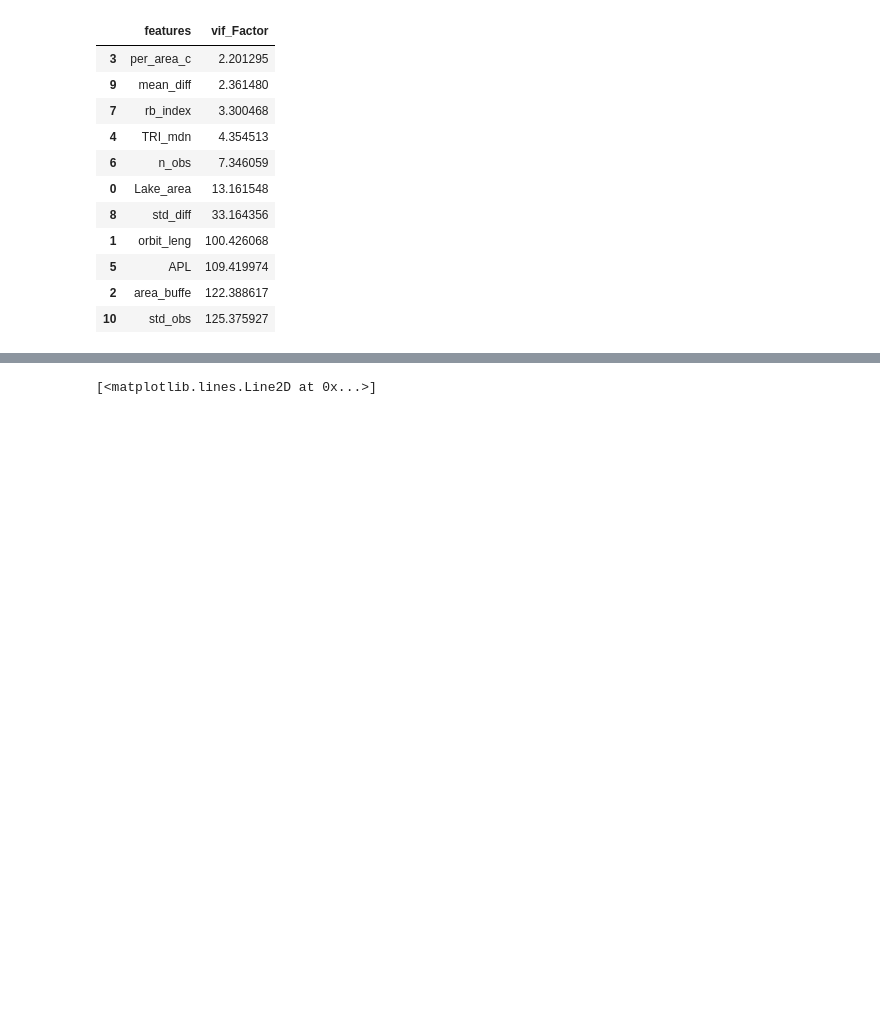
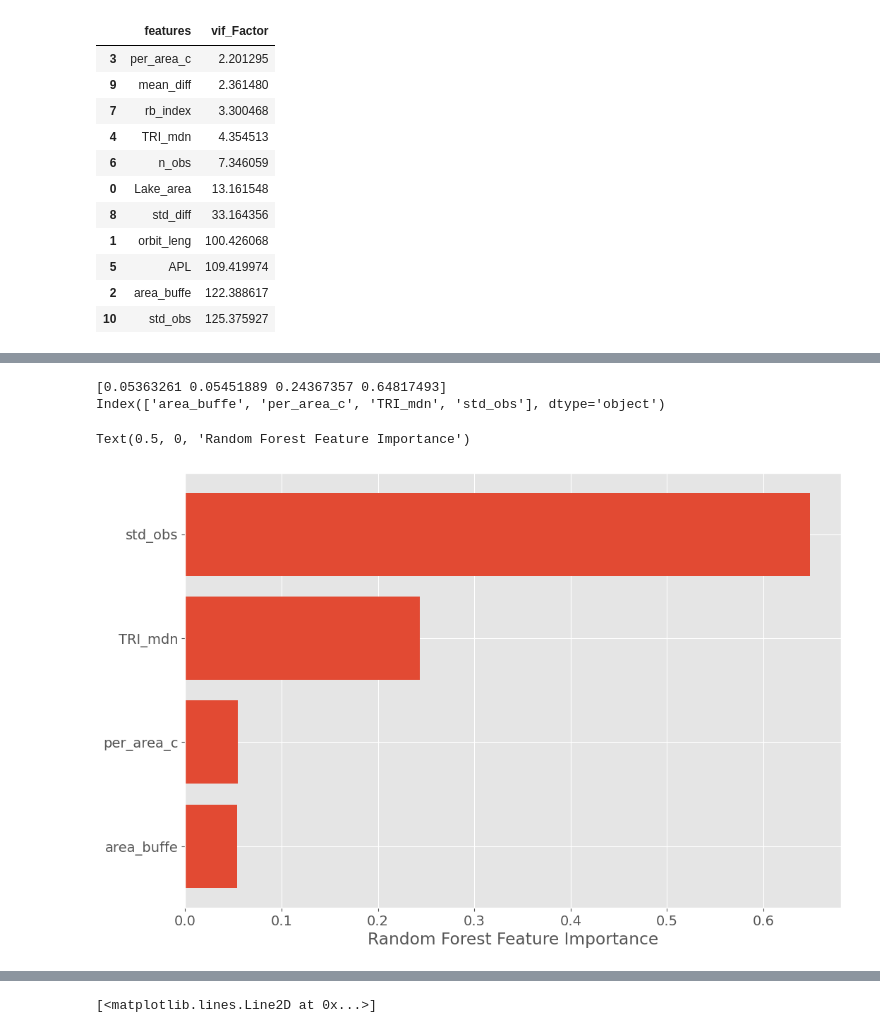
Before and after one commit to anmagomez/radar_altimetry_eval, a Jupyter notebook: src/example_importance.ipynb, the cells around one changed output, grey strips where cells are left out. Saved outputs shown, nothing was run; the diff lists cells and outputs as text; code cells hidden in the pictures; blank space fills up the shorter version.

```diff
--- a/src/example_importance.ipynb
+++ b/src/example_importance.ipynb
@@ -470,3 +513,11 @@ display(df_out)
+# %%
+related_area_variable=['area_buffe', 'orbit_leng', 'Lake_area']
+related_diff_levels=['std_obs','APL', 'wse_var']
+for area_var in related_area_variable:
+    for diff_var in related_diff_levels:
+        new_predictors=[area_var, diff_var]+['per_area_c','TRI_mdn', 'value']
+        new_corr=df_t_3km_vars[new_predictors].corr()
+        display(new_corr.style.background_gradient(cmap='coolwarm'))
 # %%
 #Initialization variables
 # Y = credit.Balance
@@ -512,3 +568,32 @@ Number of features | Features | RSS
  (2, ['std_obs', 'TRI_mdn'], 1.0577008121677787),
  (3, ['std_obs', 'TRI_mdn', 'per_area_c'], 1.0501230580716743),
  (4, ['std_obs', 'TRI_mdn', 'per_area_c', 'area_buffe'], 1.045817452113053)]
+# %%
+#Example from https://mljar.com/blog/feature-importance-in-random-forest/
+
+# Let's load the packages
+import numpy as np
+import pandas as pd
+from sklearn.datasets import load_boston
+from sklearn.model_selection import train_test_split
+from sklearn.ensemble import RandomForestRegressor
+from sklearn.inspection import permutation_importance
+import shap
+from matplotlib import pyplot as plt
+
+plt.rcParams.update({'figure.figsize': (12.0, 8.0)})
+plt.rcParams.update({'font.size': 14})
+# %%
+rf = RandomForestRegressor(n_estimators=50)
+rf.fit(X, Y)
+print(rf.feature_importances_)
+# plt.barh(boston.feature_names, rf.feature_importances_)
+sorted_idx = rf.feature_importances_.argsort()
+print(df.columns[sorted_idx])
+plt.barh(df.columns[sorted_idx], rf.feature_importances_[sorted_idx])
+plt.xlabel("Random Forest Feature Importance")
+# %% [output]
+[0.05363261 0.05451889 0.24367357 0.64817493]
+Index(['area_buffe', 'per_area_c', 'TRI_mdn', 'std_obs'], dtype='object')
+Text(0.5, 0, 'Random Forest Feature Importance')
+[figure, added]
```
Also changed, not shown: parts of 13 cells of this notebook.
